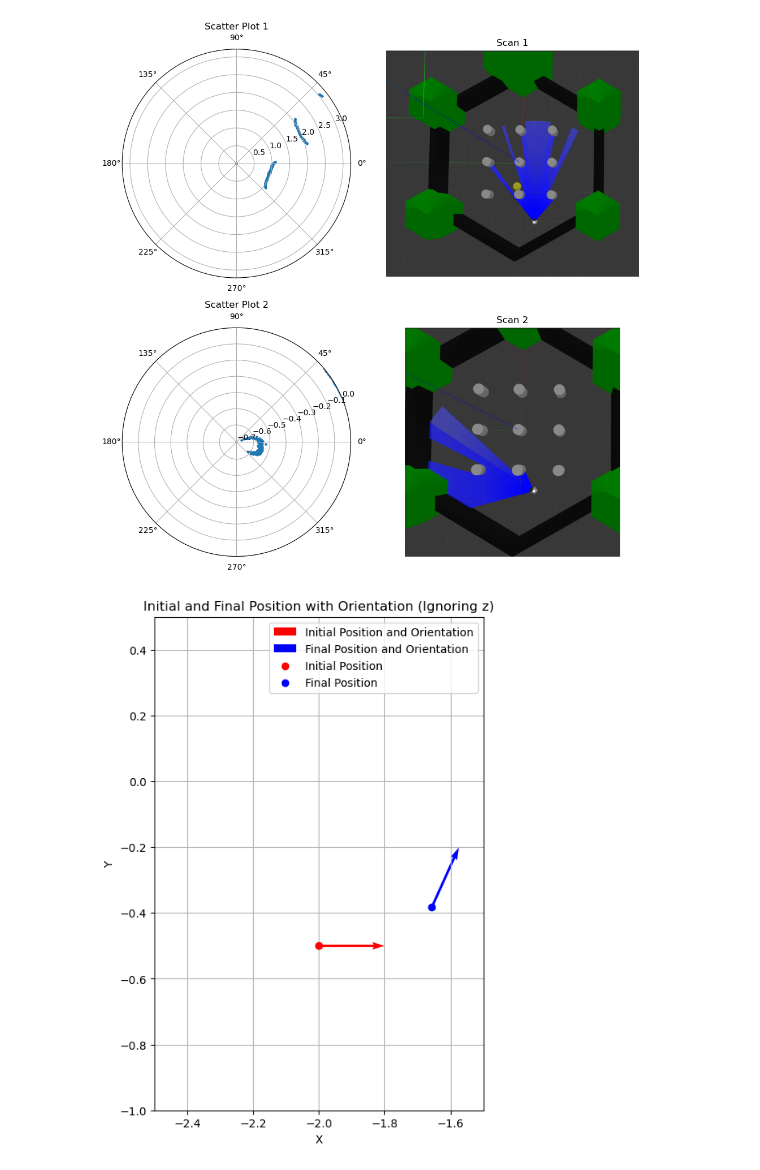
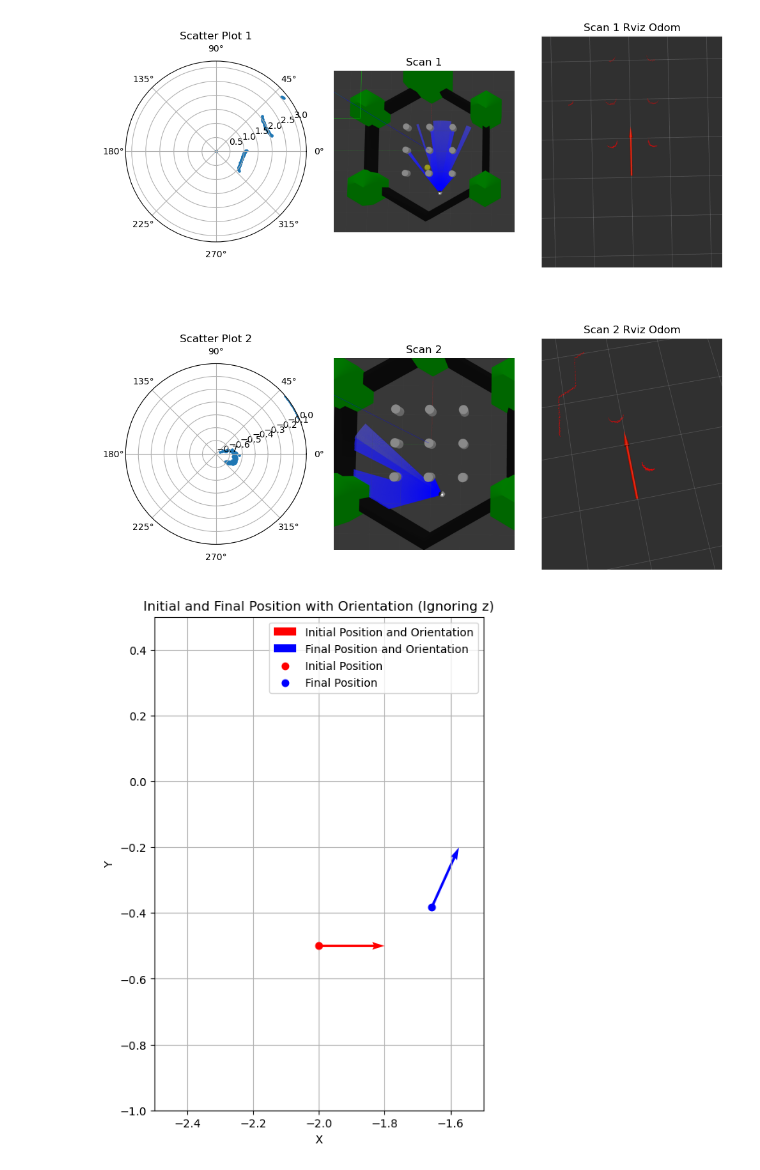
Before and after one commit to panhachet/Iterative-closest-points-ICP-, a Jupyter notebook: lidar_data.ipynb, the cells around one changed output. Cells and saved outputs as stored; diff of their text form; code cells hidden in the pictures.

Commit message:
add odom rviz

```diff
--- a/lidar_data.ipynb
+++ b/lidar_data.ipynb
@@ -283,44 +283,54 @@ angles = np.arange(angle_min, angle_max + angle_increment, angle_increment)
 angles = angles[:len(scan_1)]
 # %%
 
-import matplotlib.pyplot as plt
-import matplotlib.image as mpimg
-
-# Cargar las imágenes
 scan_1_image = './images/scan_1.png'
 scan_2_image = './images/scan_2.png'
+scan_2_image_pose = './images/scan_odometry_2.png'
+scan_1_image_pose = './images/scan_odometry_1.png'
 
 img1 = mpimg.imread(scan_1_image)
 img2 = mpimg.imread(scan_2_image)
+img2_odom = mpimg.imread(scan_2_image_pose)
+img1_odom = mpimg.imread(scan_1_image_pose)
 
-# Crear una figura
+
 plt.figure(figsize=(10, 10))
 
-# Primera fila: Scatter plot 1 y primera imagen
-ax1 = plt.subplot(2, 2, 1, projection='polar')
+ax1 = plt.subplot(2, 3, 1, projection='polar')
 ax1.scatter(angles, scan_1, s=5)
 plt.title('Scatter Plot 1')
 
-plt.subplot(2, 2, 2)  # Segunda posición en la primera fila
+plt.subplot(2, 3, 2)
 plt.imshow(img1)
-plt.axis('off')  # Ocultar los ejes
+plt.axis('off')
 plt.title('Scan 1')
 
-# Segunda fila: Scatter plot 2 y segunda imagen
-ax2 = plt.subplot(2, 2, 3, projection='polar')
+plt.subplot(2, 3, 3)
+plt.imshow(img1_odom)
+plt.axis('off')
+plt.title('Scan 1 Rviz Odom')
+
+ax2 = plt.subplot(2, 3, 4, projection='polar')
 ax2.scatter(angles, scan_2, s=5)
 plt.title('Scatter Plot 2')
 
-plt.subplot(2, 2, 4)  # Segunda posición en la segunda fila
+plt.subplot(2, 3, 5)
 plt.imshow(img2)
-plt.axis('off')  # Ocultar los ejes
+plt.axis('off')
 plt.title('Scan 2')
 
-# Ajustar el espacio entre subgráficos
+plt.subplot(2, 3, 6)
+plt.imshow(img2_odom)
+plt.axis('off')
+plt.title('Scan 2 Rviz Odom')
+
+
+
+
 plt.tight_layout()
 plt.show()
 # %% [output]
-[figure, old version]
+[figure, new version]
 # %%
 
 
```
Also changed, not shown: 2 other files.
